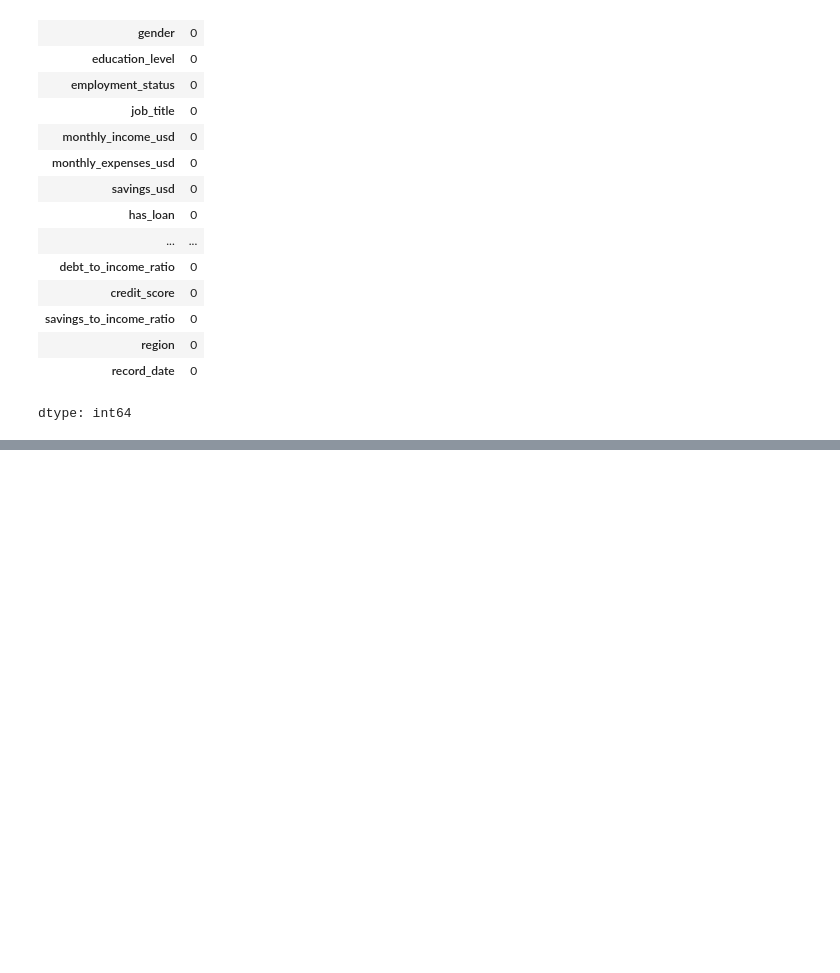
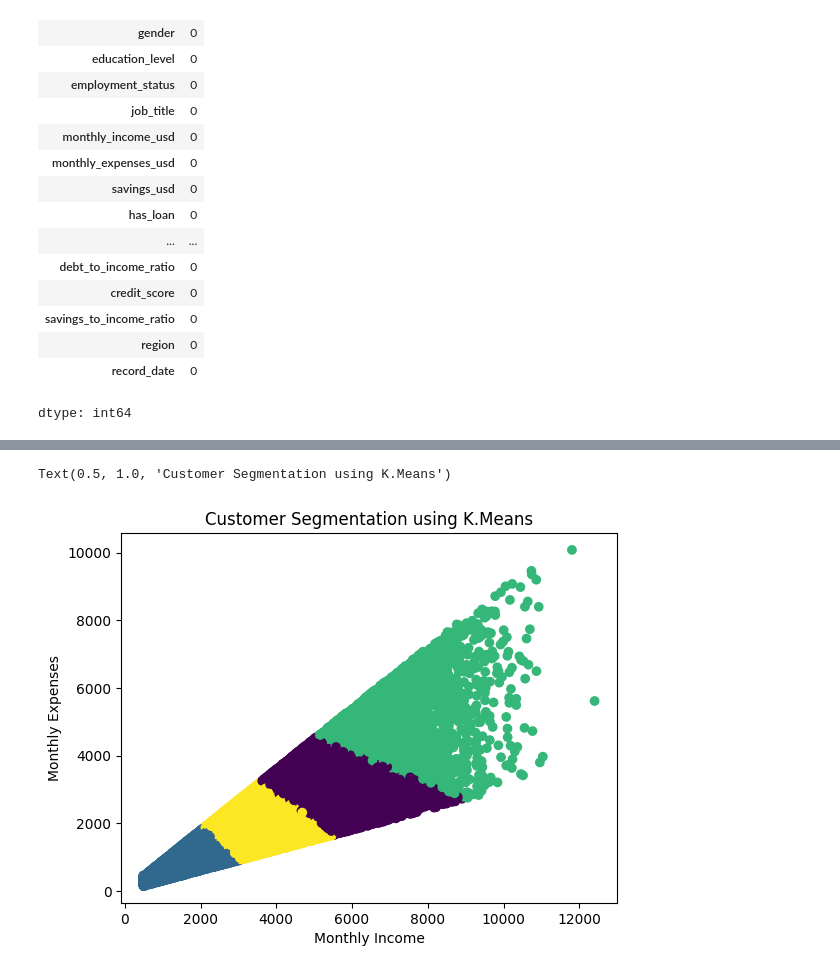
Before and after one commit to ChandanaKukudala/customer-segmentation-clustering, a Jupyter notebook: customer_segmentation_clustering.ipynb, the cells around one changed output, grey strips where cells are left out. Cells and saved outputs as stored; diff of their text form; code cells hidden in the pictures; blank space fills up the shorter version.

```diff
--- a/customer_segmentation_clustering.ipynb
+++ b/customer_segmentation_clustering.ipynb
@@ -91,0 +160,3 @@ dtype: int64
+# %%
+kmeans = KMeans(n_clusters=4, random_state=42)
+df['cluster'] = kmeans.fit_predict(X_scaled)
@@ -91,0 +174,8 @@ dtype: int64
+# %%
+plt.scatter(df['monthly_income_usd'], df['monthly_expenses_usd'], c=df['cluster'])
+plt.xlabel('Monthly Income')
+plt.ylabel('Monthly Expenses')
+plt.title('Customer Segmentation using K.Means')
+# %% [output]
+Text(0.5, 1.0, 'Customer Segmentation using K.Means')
+[figure, added]
```
Also changed, not shown: parts of 9 cells of this notebook.
